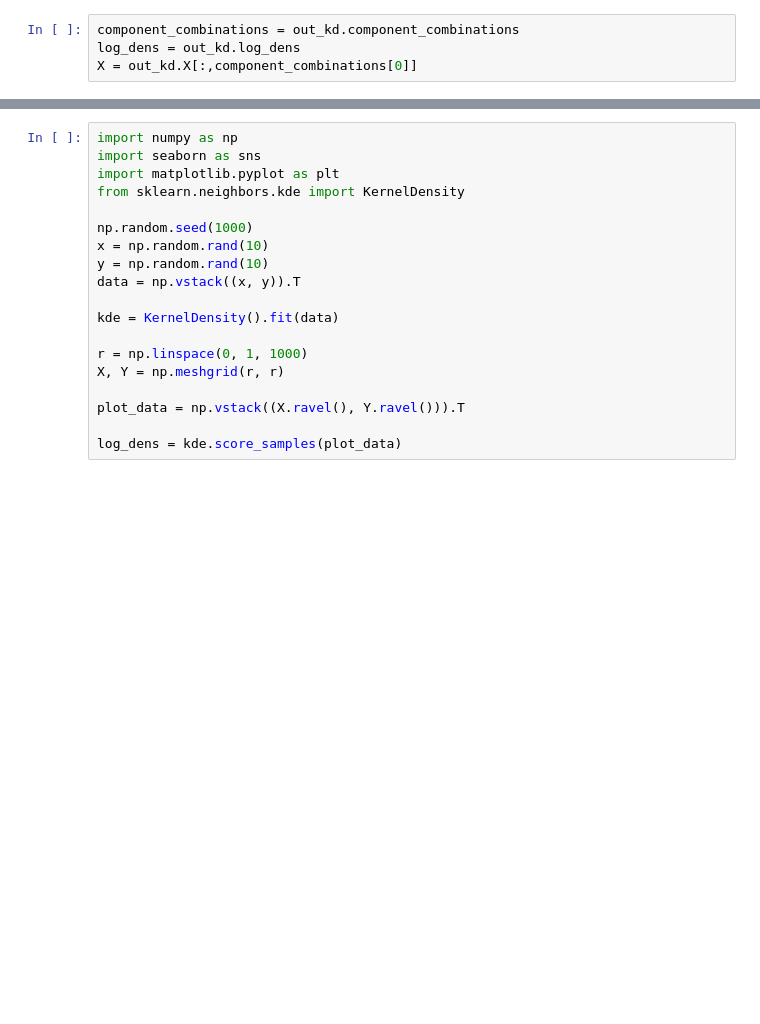
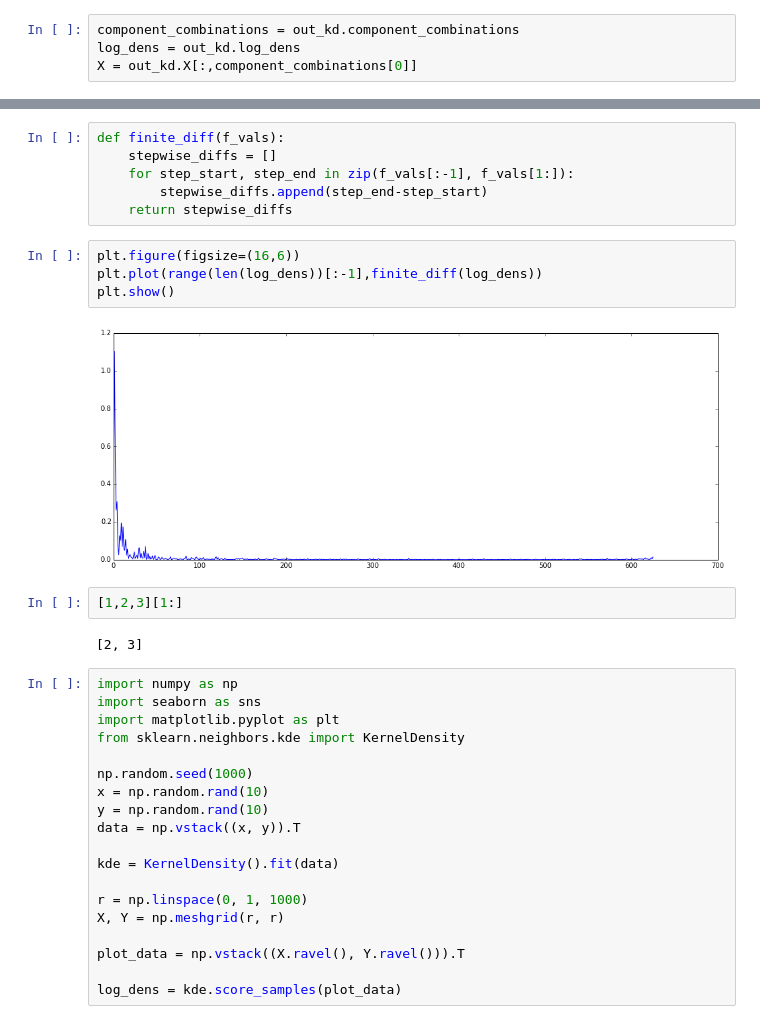
Before and after one commit to ulfaslak/MScProject-build-dataset, a Jupyter notebook: build_dataset/build_dataset.ipynb, the cells around one changed output, grey strips where cells are left out. Cells and saved outputs as stored; diff of their text form; blank space fills up the shorter version.

```diff
--- a/build_dataset/build_dataset.ipynb
+++ b/build_dataset/build_dataset.ipynb
@@ -195,3 +193,19 @@ plt.plot(range(len(log_dens)),sorted(log_dens))
+# %%
+def finite_diff(f_vals):
+    stepwise_diffs = []
+    for step_start, step_end in zip(f_vals[:-1], f_vals[1:]):
+        stepwise_diffs.append(step_end-step_start)
+    return stepwise_diffs
+# %%
+plt.figure(figsize=(16,6))
+plt.plot(range(len(log_dens))[:-1],finite_diff(log_dens))
+plt.show()
+# %% [output]
+[figure, added]
+# %%
+[1,2,3][1:]
+# %% [output]
+[2, 3]
 # %%
 import numpy as np
 import seaborn as sns
```
Also changed, not shown: parts of 4 cells of this notebook, 2 other files.
